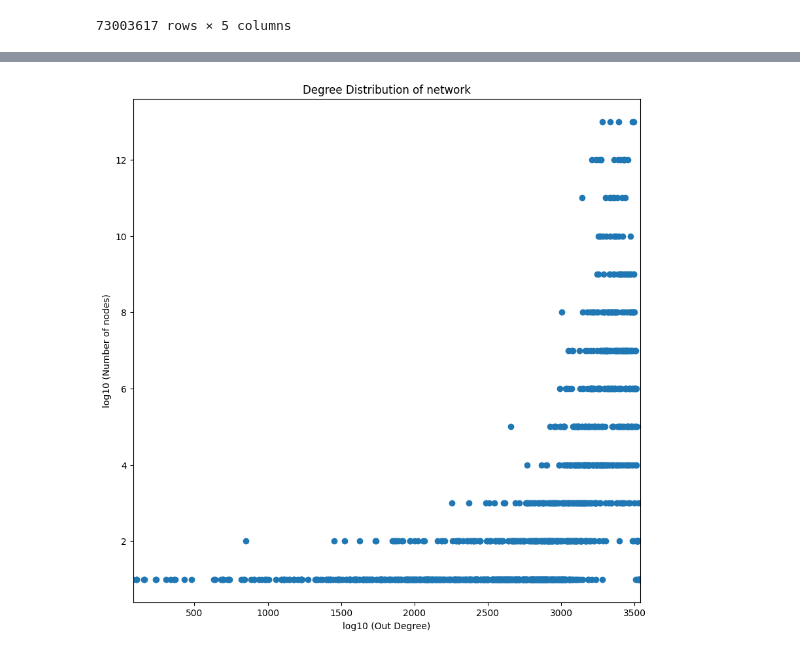
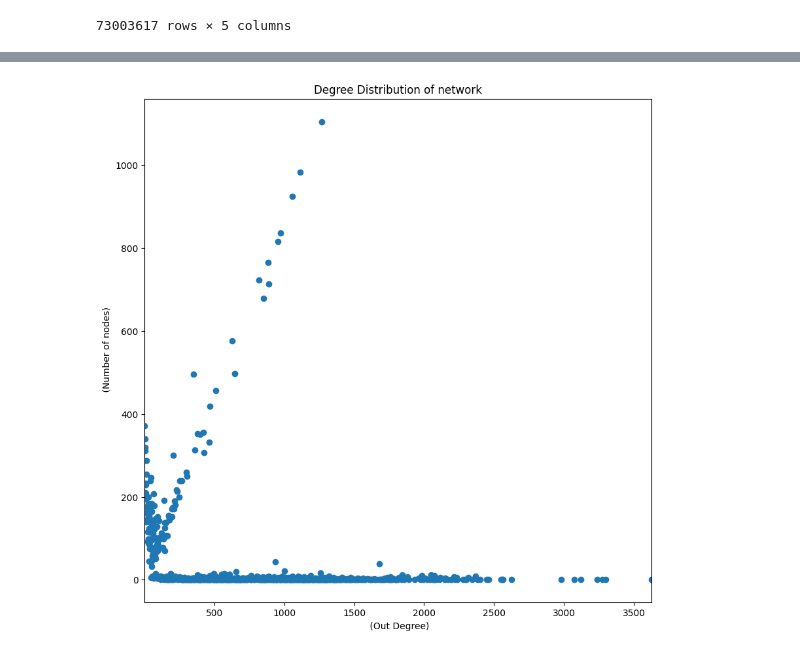
Before and after one commit to HamedTaherkhani/GoodReads, a Jupyter notebook: users_network.ipynb, the cells around one changed output, grey strips where cells are left out. Cells and saved outputs as stored; diff of their text form; code cells hidden in the pictures.

Commit message:
Construct Users Network using Reviews

```diff
--- a/users_network.ipynb
+++ b/users_network.ipynb
@@ -40,0 +52,3 @@ interactions
+# %%
+interactions = interactions[interactions['book_id'].isin(listtt)]
+interactions
@@ -41,9 +69,9 @@ interactions
 # %%
-import random
+
 
 users_groups = interactions.groupby('user_id').book_id.count()
 print(users_groups.shape[0])
-listt = users_groups[users_groups>1000].index.tolist()
-# listt = random.sample(list(dict.fromkeys(interactions['user_id'])), 3565)
+# listt = users_groups[users_groups>1000].index.tolist()
+listt = random.sample(list(set(list(dict.fromkeys(interactions['user_id'])))), 10000)
 print(len(listt))
 # %% [output]
@@ -73,6 +80,5 @@ Name: user_id, Length: 2063058, dtype: int64>
 # %%
-
-interactions = interactions[interactions['user_id'].isin(listt) & interactions['book_id'].isin(listtt)]
+interactions = interactions[interactions['user_id'].isin(listt)]
 interactions
 # %% [output]
 |  | user_id | book_id | is_read | rating | is_reviewed |
@@ -167,4 +151,12 @@ import time
 # %%
+# %%script false --no-raise-error
+
+import concurrent.futures
+import networkx as nx
+import time
+
+G = nx.Graph()
+
 def process_group(group_name, group_df):
     print(f"{group_name} started")
     t = time.time()
@@ -176,6 +168,16 @@ def process_group(group_name, group_df):
 
     elapsed_time = time.time() - t
     print(f"{group_name} with {len(group_df)} took {elapsed_time:.3f} seconds")
+    return edges
 
-process_group('41', grouped.get_group(41))
+with concurrent.futures.ThreadPoolExecutor(1000) as executor:
+    # Submit each group to the executor
+    futures = [executor.submit(process_group, group_name, group_df) for group_name, group_df in grouped]
+
+# Wait for all tasks to complete
+concurrent.futures.wait(futures)
+
+all_edges = set(v for f in futures for v in f.result())
+print(len(all_edges))
+G.add_edges_from(all_edges)
 # %% [output]
@@ -251,25 +250,25 @@ print((G.number_of_edges()*2)/G.number_of_nodes())
 # %%
 import numpy as np
 import matplotlib.pyplot as plt
 
 
 out_degrees = dict(G.degree()) # dictionary node:degree
 # filtering nodes outdegree values with outdegree > 0
 pos_out_degree_vals = list(filter(lambda val: val > 0, out_degrees.values()))
 # getting unique and sorted outdegree values
 uq_pos_out_degree_vals = sorted(set(pos_out_degree_vals))
 # counting frequency of each outdegree values
 out_hist = [pos_out_degree_vals.count(x) for x in uq_pos_out_degree_vals]
 
 
 x = np.asarray(uq_pos_out_degree_vals, dtype = float)
 y = np.asarray(out_hist, dtype = float)
 
 plt.figure(figsize=(10,10))
 plt.xlim(min(x), max(x))
-plt.xlabel('log10 (Out Degree)')
-plt.ylabel('log10 (Number of nodes)')
+plt.xlabel(' (Out Degree)')
+plt.ylabel(' (Number of nodes)')
 plt.title('Degree Distribution of network')
 out_degree_dist = plt.plot(x, y, 'o')
 # %% [output]
-[figure, old version]
+[figure, new version]
```
Also changed, not shown: parts of 22 cells of this notebook, 1 other file.
